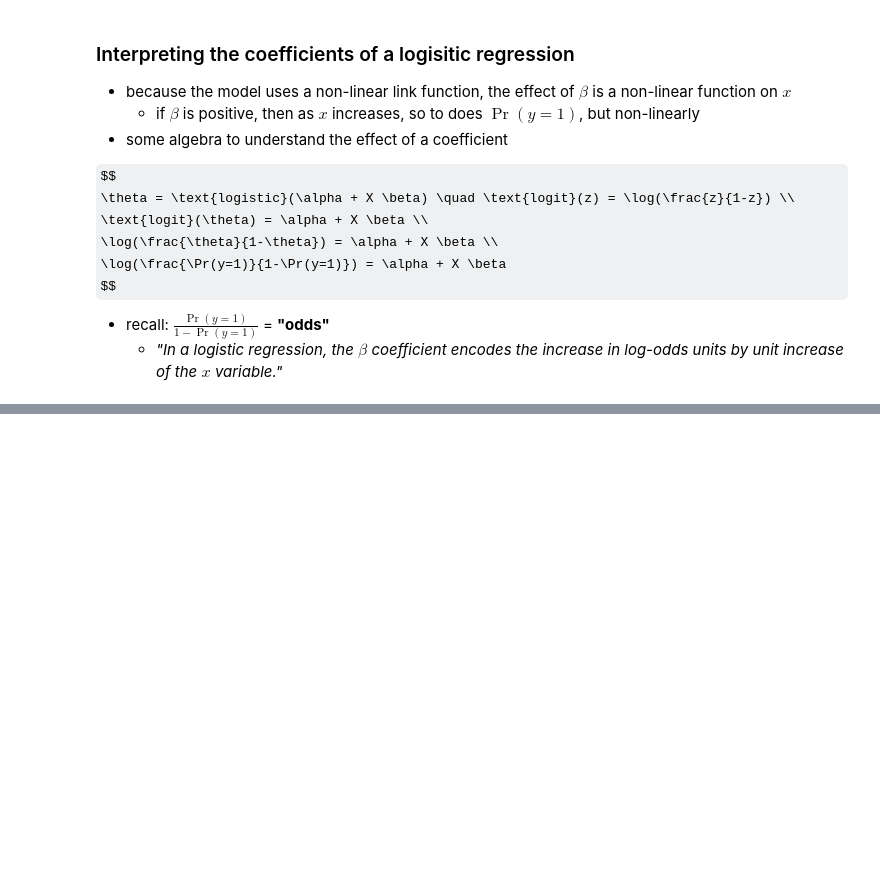
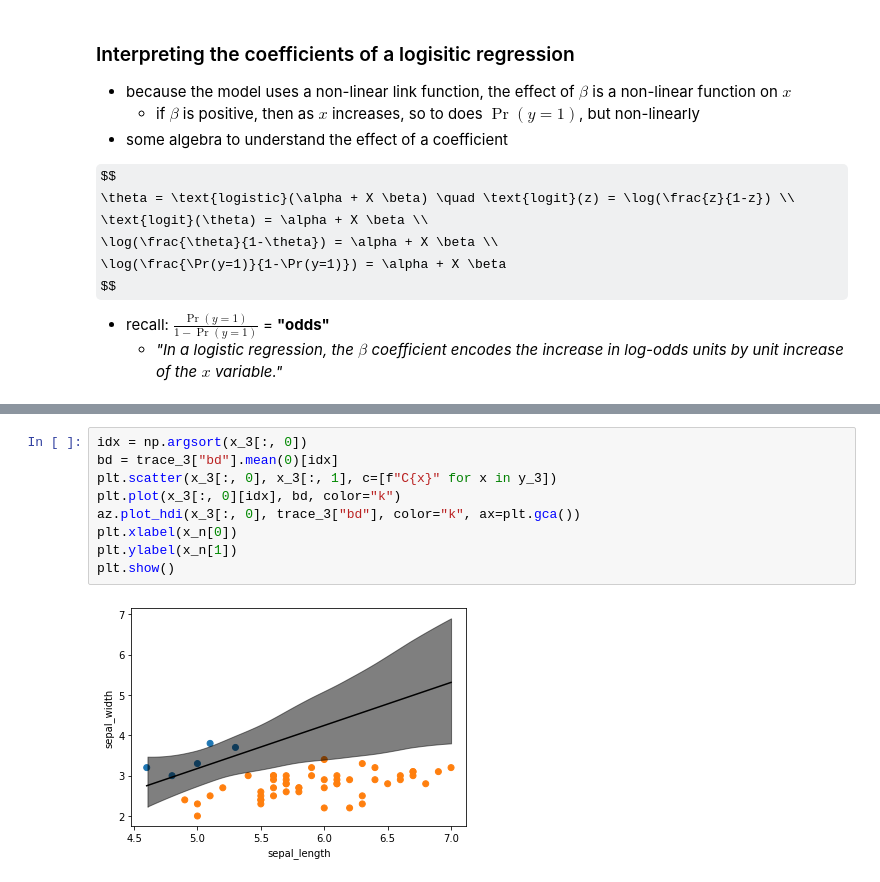
Before and after one commit to jhrcook/bayesian-analysis-with-python_e2, a Jupyter notebook: 04_generalized-linear-models.ipynb, the cells around one changed output, grey strips where cells are left out. Cells and saved outputs as stored; diff of their text form; some formulas as TeX source; blank space fills up the shorter version.

```diff
--- a/04_generalized-linear-models.ipynb
+++ b/04_generalized-linear-models.ipynb
@@ -209,0 +258,11 @@ $$
+# %%
+idx = np.argsort(x_3[:, 0])
+bd = trace_3["bd"].mean(0)[idx]
+plt.scatter(x_3[:, 0], x_3[:, 1], c=[f"C{x}" for x in y_3])
+plt.plot(x_3[:, 0][idx], bd, color="k")
+az.plot_hdi(x_3[:, 0], trace_3["bd"], color="k", ax=plt.gca())
+plt.xlabel(x_n[0])
+plt.ylabel(x_n[1])
+plt.show()
+# %% [output]
+[figure, added]
```
Also changed, not shown: parts of 22 cells of this notebook, 9 other files.
